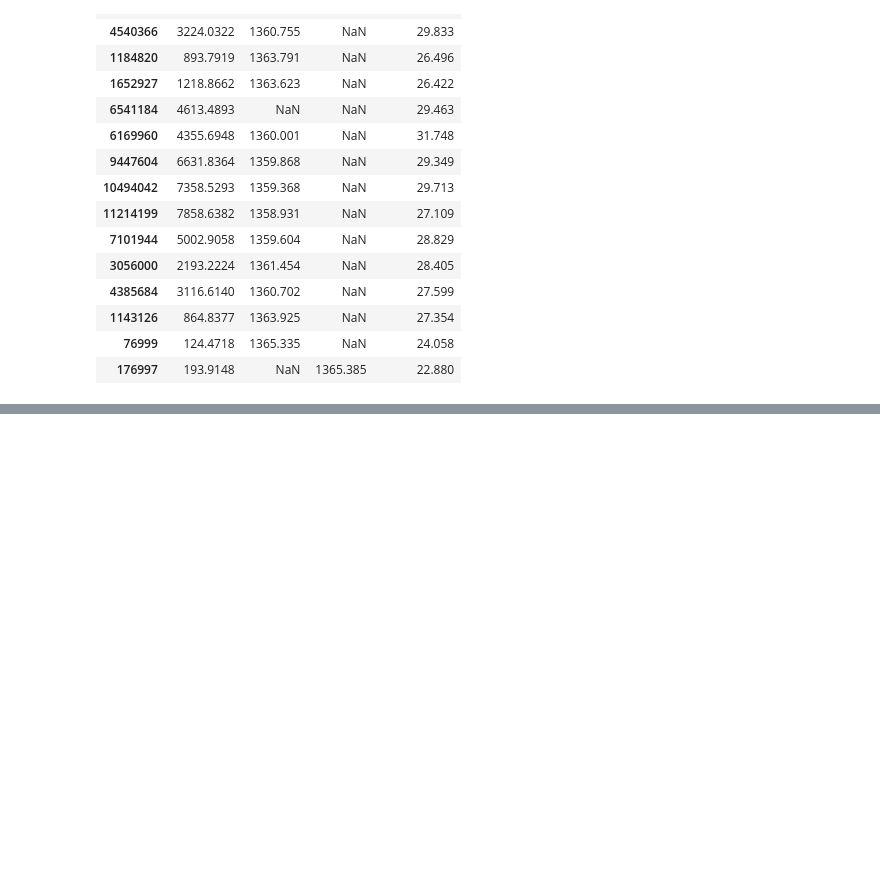
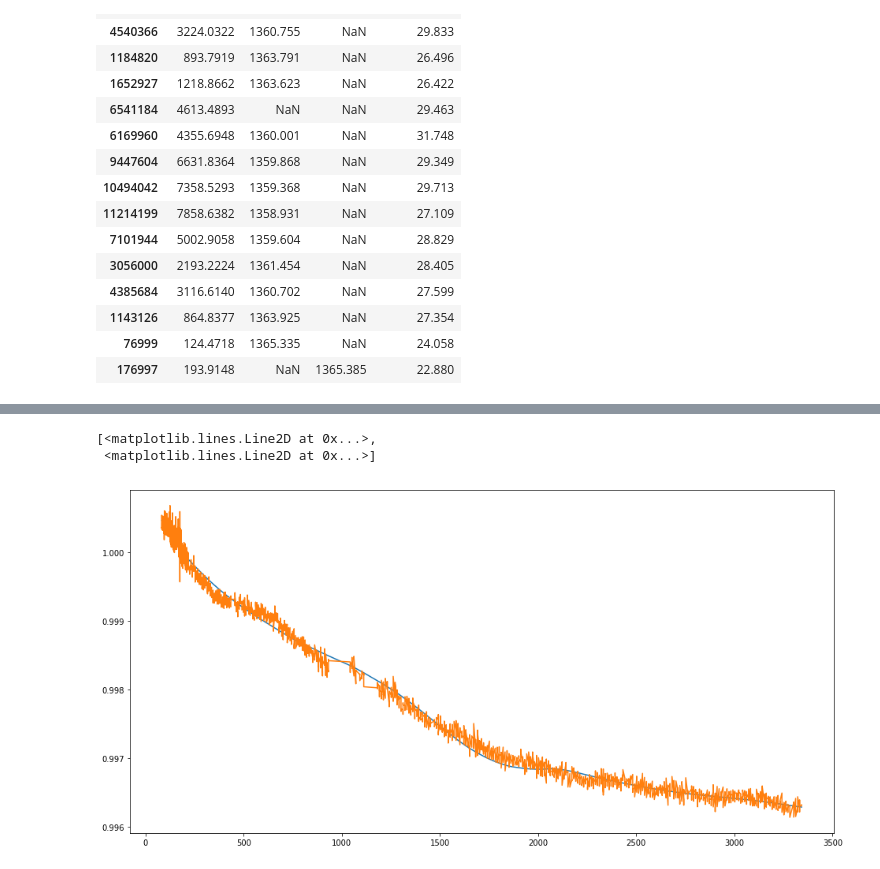
Before and after one commit to roksikonja/dslab_virgo_tsi, a Jupyter notebook: exponential_decay.ipynb, the cells around one changed output, grey strips where cells are left out. Cells and saved outputs as stored; diff of their text form; code cells hidden in the pictures; blank space fills up the shorter version.

```diff
--- a/exponential_decay.ipynb
+++ b/exponential_decay.ipynb
@@ -86,0 +137,9 @@ plt.show()
+# %%
+sp = csaps.UnivariateCubicSmoothingSpline(X.ravel(), y, smooth=1e-10)
+# %%
+plt.figure(5, figsize=(16, 8))
+plt.plot(X.ravel(), sp(X.ravel()), X.ravel(), y)
+# %% [output]
+[<matplotlib.lines.Line2D at 0x...>,
+ <matplotlib.lines.Line2D at 0x...>]
+[figure, added]
```
Also changed, not shown: parts of 35 cells of this notebook, 1 other file.
